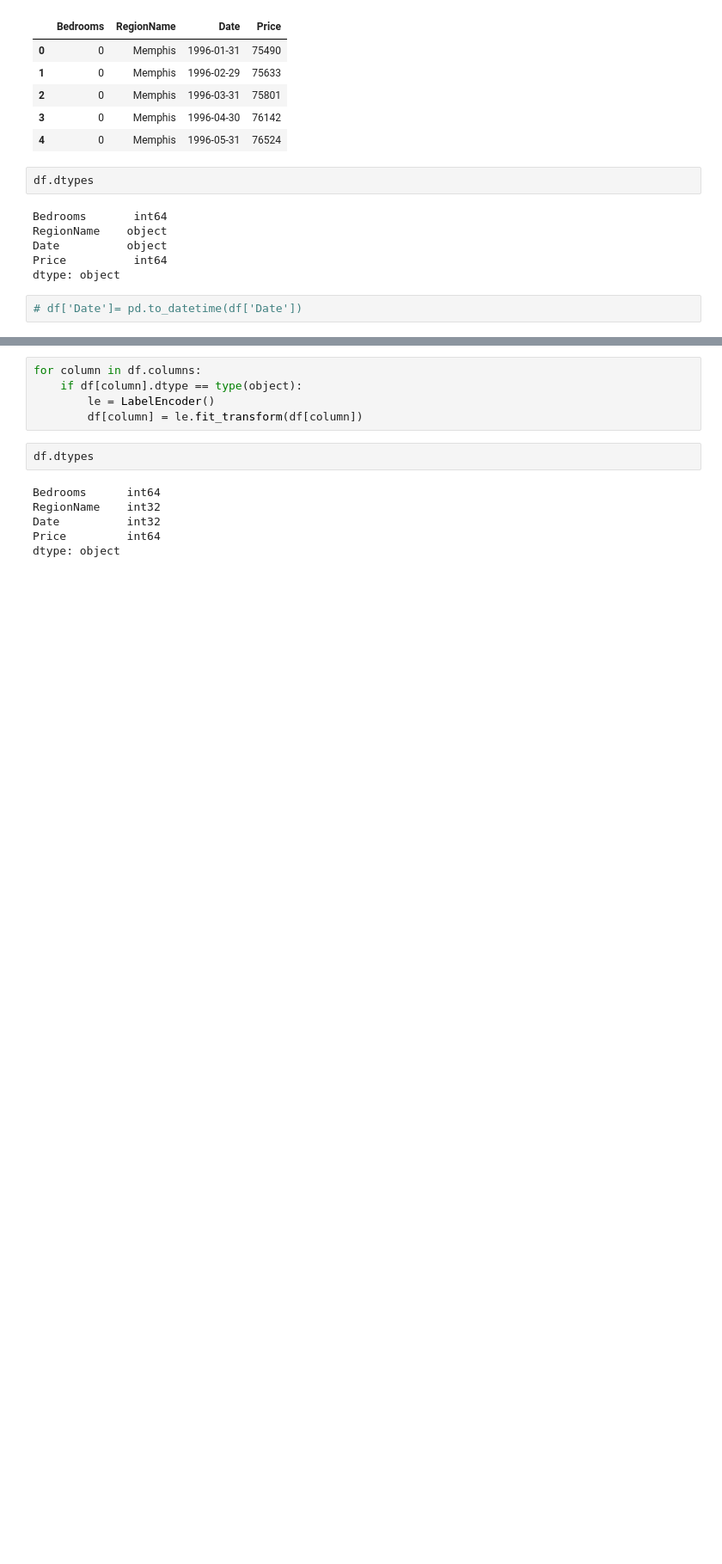
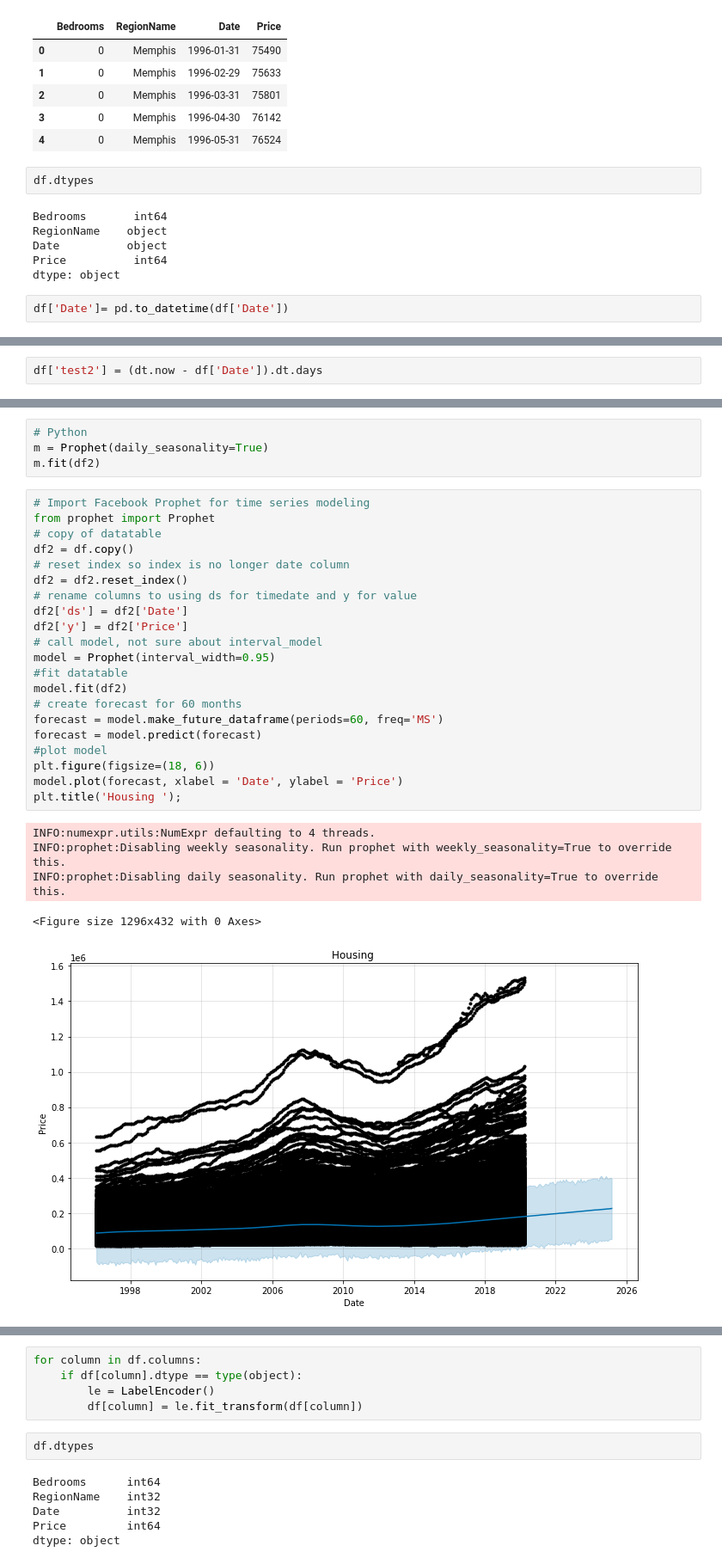
Before and after one commit to trallen09/team_centennial_park, a Jupyter notebook: ML_Zillow.ipynb, the cells around one changed output, grey strips where cells are left out. Shown: that part at 86% size. Saved outputs shown, nothing was run; the diff lists cells and outputs as text; blank space fills up the shorter version.

```diff
--- a/ML_Zillow.ipynb
+++ b/ML_Zillow.ipynb
@@ -23,5 +34,5 @@ Date          object
 Price          int64
 dtype: object
 # %%
-# df['Date']= pd.to_datetime(df['Date'])
+df['Date']= pd.to_datetime(df['Date'])
 # %%
@@ -31,0 +48,2 @@ from sklearn.linear_model import LinearRegression
+# %%
+df['test2'] = (dt.now - df['Date']).dt.days
@@ -31,0 +89,31 @@ from sklearn.linear_model import LinearRegression
+# %%
+# Python
+m = Prophet(daily_seasonality=True)
+m.fit(df2)
+# %%
+# Import Facebook Prophet for time series modeling
+from prophet import Prophet
+# copy of datatable
+df2 = df.copy()
+# reset index so index is no longer date column
+df2 = df2.reset_index()
+# rename columns to using ds for timedate and y for value
+df2['ds'] = df2['Date']
+df2['y'] = df2['Price']
+# call model, not sure about interval_model
+model = Prophet(interval_width=0.95)
+#fit datatable
+model.fit(df2)
+# create forecast for 60 months
+forecast = model.make_future_dataframe(periods=60, freq='MS')
+forecast = model.predict(forecast)
+#plot model
+plt.figure(figsize=(18, 6))
+model.plot(forecast, xlabel = 'Date', ylabel = 'Price')
+plt.title('Housing ');
+# %% [output]
+INFO:numexpr.utils:NumExpr defaulting to 4 threads.
+INFO:prophet:Disabling weekly seasonality. Run prophet with weekly_seasonality=True to override this.
+INFO:prophet:Disabling daily seasonality. Run prophet with daily_seasonality=True to override this.
+<Figure size 1296x432 with 0 Axes>
+[figure, added]
```
Also changed, not shown: parts of 51 cells of this notebook.
